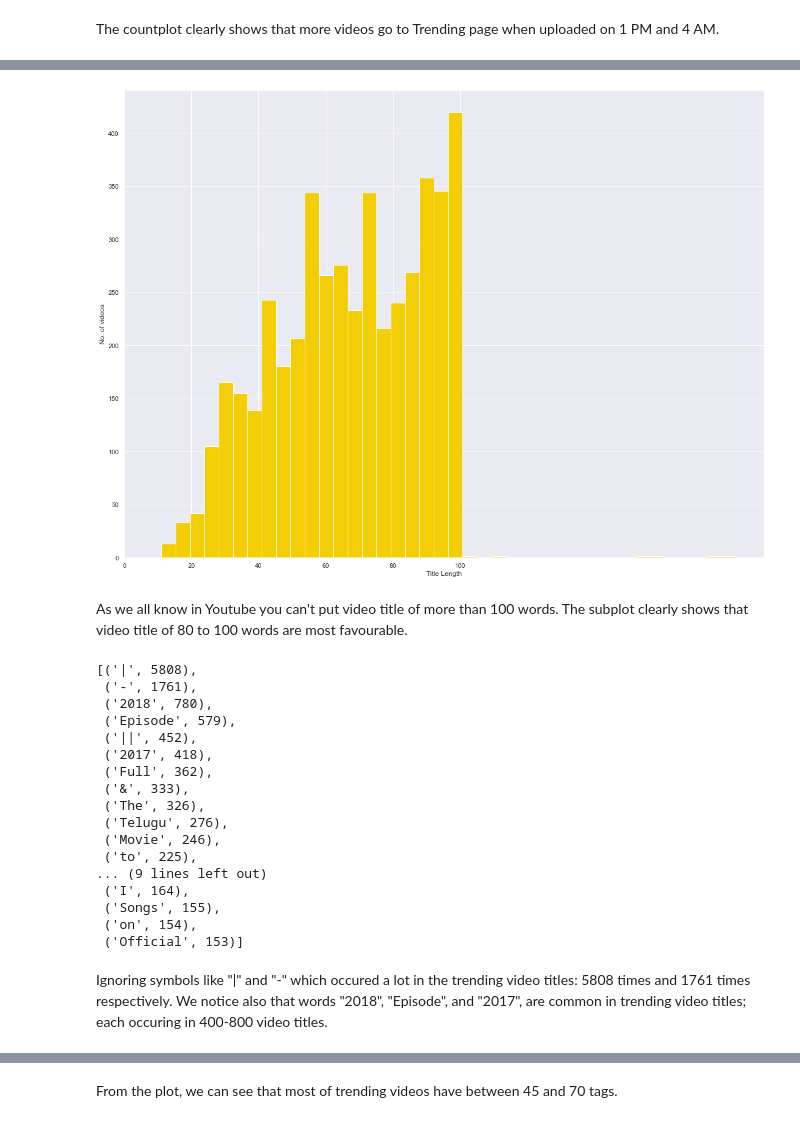
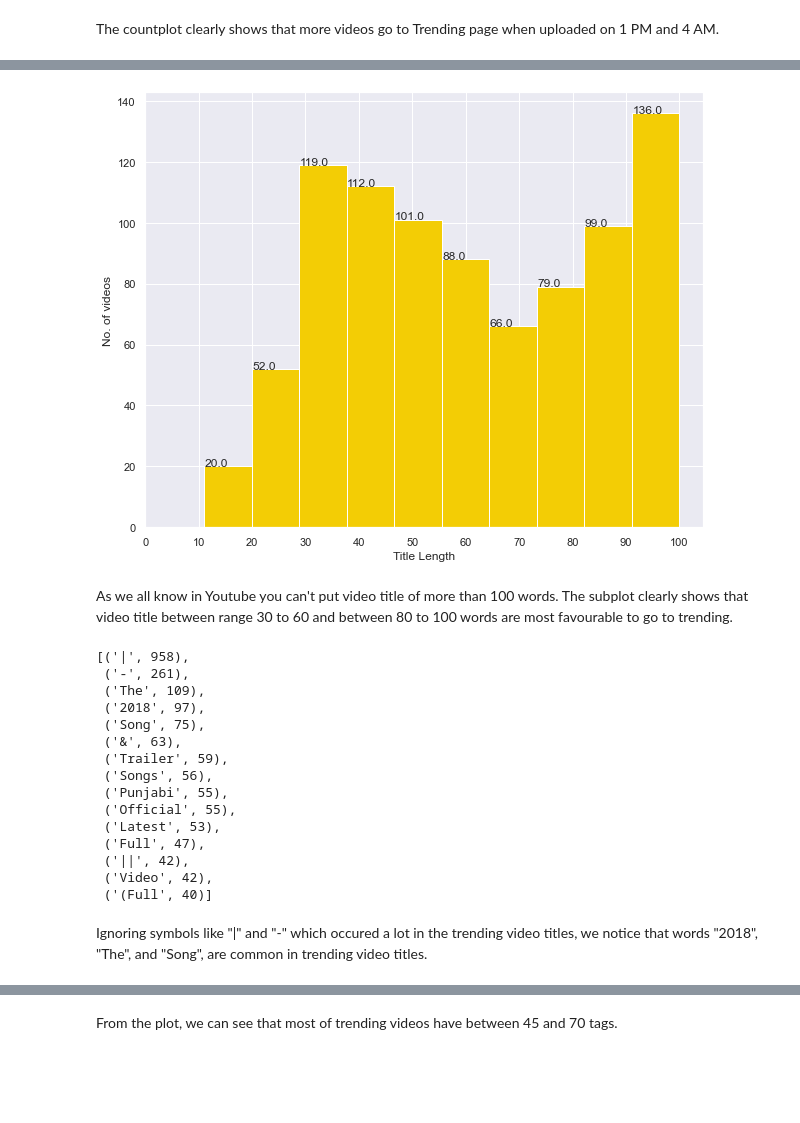
Before and after one commit to Vaibhav-Patel19/Youtube-Analysis, a Jupyter notebook: Analysis.ipynb, the cells around one changed output, grey strips where cells are left out. Drawn from its saved outputs; the diff is of its cells as text; code cells hidden in the pictures; blank space fills up the shorter version.

```diff
--- a/Analysis.ipynb
+++ b/Analysis.ipynb
@@ -153,6 +168,3 @@ So, it is around 94%, which means that the percentage of videos with less than 2
 dataframe.shape
 # %% [output]
 (872, 20)
-# %%
-sns.countplot(x = 'day of the week', data = dataframe)
-sns.set(rc={'figure.figsize':(5,5)})
@@ -160,0 +171,8 @@ sns.set(rc={'figure.figsize':(5,5)})
+# %%
+plt.figure(figsize=(8,6))
+ax = sns.countplot(x = 'day of the week', data = dataframe)
+
+for p in ax.patches:
+        ax.annotate('{:.1f}'.format(p.get_height()), (p.get_x()+0.1, p.get_height()+0.01))
+
+plt.show()
@@ -161,5 +181,2 @@ sns.set(rc={'figure.figsize':(5,5)})
 # %% [markdown]
 The countplot clearly shows that more videos go to Trending page when uploaded on Tuesday, which means Tuesday is the best day to upload your video.
-# %%
-sns.countplot(x='time-part',data = dataframe)
-sns.set(rc={'figure.figsize':(20,15)})
@@ -167,0 +183,8 @@ sns.set(rc={'figure.figsize':(20,15)})
+# %%
+plt.figure(figsize=(12,8))
+ax = sns.countplot(x='time-part',data = dataframe)
+
+for p in ax.patches:
+    ax.annotate('{:.1f}'.format(p.get_height()), (p.get_x()+0.1, p.get_height()+0.01))
+
+plt.show()
@@ -170,37 +215,41 @@ The countplot clearly shows that more videos go to Trending page when uploaded o
 # %%
-# Video Title Analysis
-df["title_length"] = df["Video_Title"].apply(lambda x: len(x))
+
 
 fig, ax = plt.subplots()
-_ = sns.distplot(df["title_length"], kde=False, rug=False,
-                 color=PLOT_COLORS[1], hist_kws={'alpha': 1}, ax=ax)
-_ = ax.set(xlabel="Title Length", ylabel="No. of videos", xticks=range(0, 110, 20))
+_ = sns.distplot(dataframe["title_length"], kde = False, rug = False,
+                color = PLOT_COLORS[1], hist_kws={'alpha': 1}, ax=ax)
+_ = ax.set(xlabel="Title Length", ylabel="No. of videos", xticks=range(0, 105, 10))
+
+_ = sns.set(rc={'figure.figsize':(10,8)})
+
+for p in ax.patches:
+    ax.annotate('{:.1f}'.format(p.get_height()), (p.get_x()+0.1, p.get_height()+0.01))
+
+plt.show()
 # %% [output]
-[figure, old version]
+[figure, new version]
 # %% [markdown]
-As we all know in Youtube you can't put video title of more than 100 words. The subplot clearly shows that video title of 80 to 100 words are most favourable.
+As we all know in Youtube you can't put video title of more than 100 words. The subplot clearly shows that video title between range 30 to 60 and between 80 to 100 words are most favourable to go to trending.
 # %%
 from collections import Counter
-title_words = list(df["Video_Title"].apply(lambda x: x.split()))
+title_words = list(dataframe["Video_Title"].apply(lambda x: x.split()))
 title_words = [x for y in title_words for x in y]
-Counter(title_words).most_common(25)
+Counter(title_words).most_common(15)
 # %% [output]
-[('|', 5808),
- ('-', 1761),
- ('2018', 780),
- ('Episode', 579),
- ('||', 452),
- ('2017', 418),
- ('Full', 362),
- ('&', 333),
- ('The', 326),
- ('Telugu', 276),
- ('Movie', 246),
- ('to', 225),
-... (9 lines left out)
- ('I', 164),
- ('Songs', 155),
- ('on', 154),
- ('Official', 153)]
+[('|', 958),
+ ('-', 261),
+ ('The', 109),
+ ('2018', 97),
+ ('Song', 75),
+ ('&', 63),
+ ('Trailer', 59),
+ ('Songs', 56),
+ ('Punjabi', 55),
+ ('Official', 55),
+ ('Latest', 53),
+ ('Full', 47),
+ ('||', 42),
+ ('Video', 42),
+ ('(Full', 40)]
 # %% [markdown]
-Ignoring symbols like "|" and "-" which occured a lot in the trending video titles: 5808 times and 1761 times respectively. We notice also that words "2018", "Episode", and "2017", are common in trending video titles; each occuring in 400-800 video titles.
+Ignoring symbols like "|" and "-" which occured a lot in the trending video titles, we notice that words "2018", "The", and "Song", are common in trending video titles.
```
Also changed, not shown: parts of 21 cells of this notebook, 2 other files.
